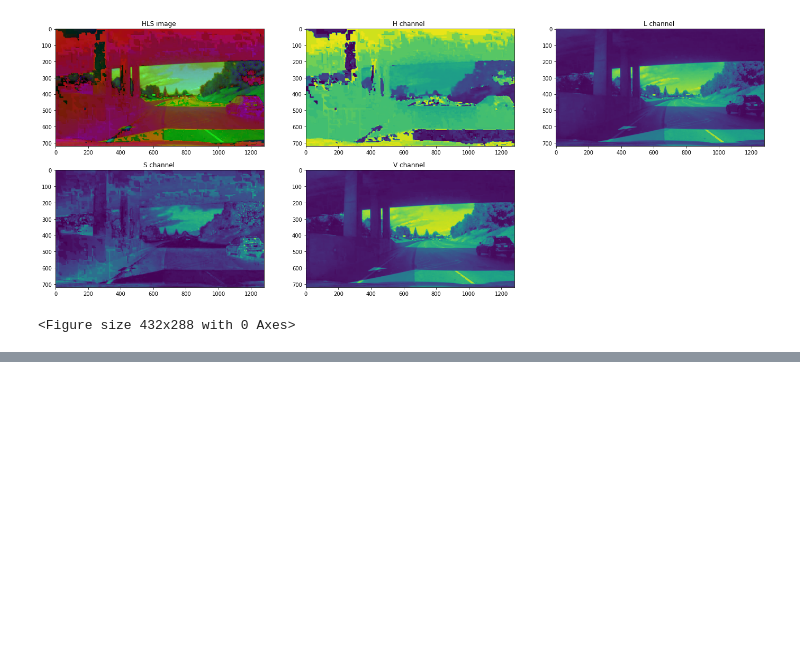
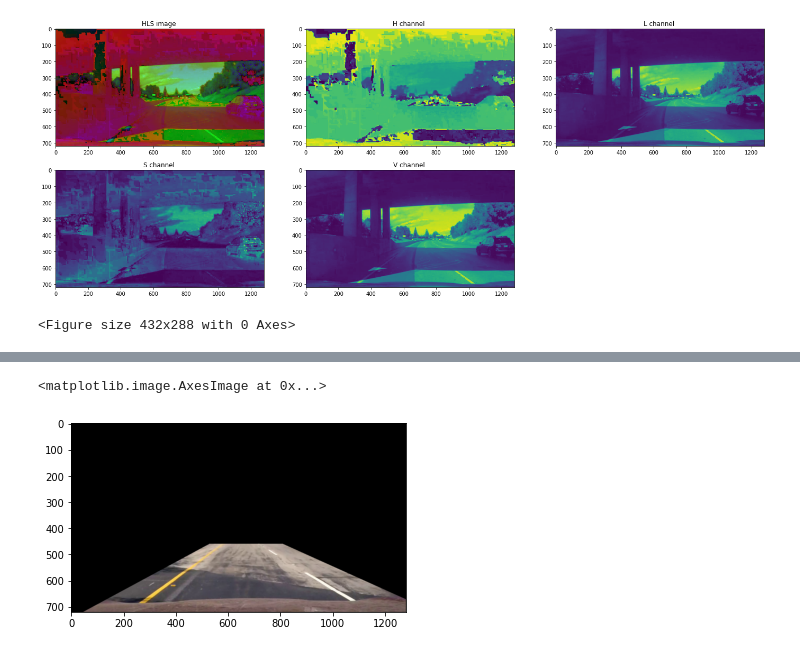
Before and after one commit to MohamedAbdelAzeem/Lane-Detection, a Jupyter notebook: Lane_Detection.ipynb, the cells around one changed output, grey strips where cells are left out. Saved outputs shown, nothing was run; the diff lists cells and outputs as text; code cells hidden in the pictures; blank space fills up the shorter version.

```diff
--- a/Lane_Detection.ipynb
+++ b/Lane_Detection.ipynb
@@ -239,0 +216,6 @@ def To_Birdeye(img):
+# %%
+img1 = From_Birdeye(birdeyeImage)
+plt.imshow(img1)
+# %% [output]
+<matplotlib.image.AxesImage at 0x...>
+[figure, added]
```
Also changed, not shown: parts of 27 cells of this notebook.
